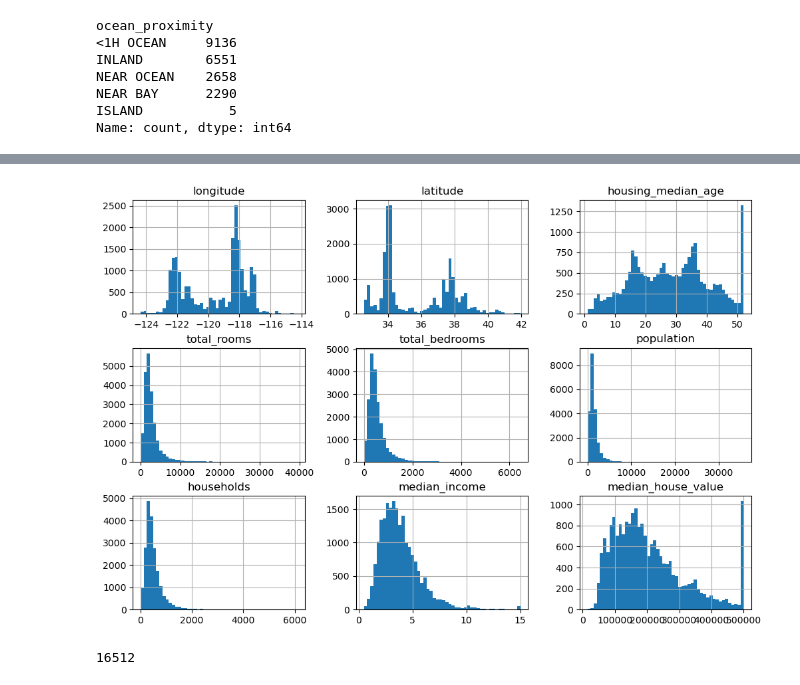
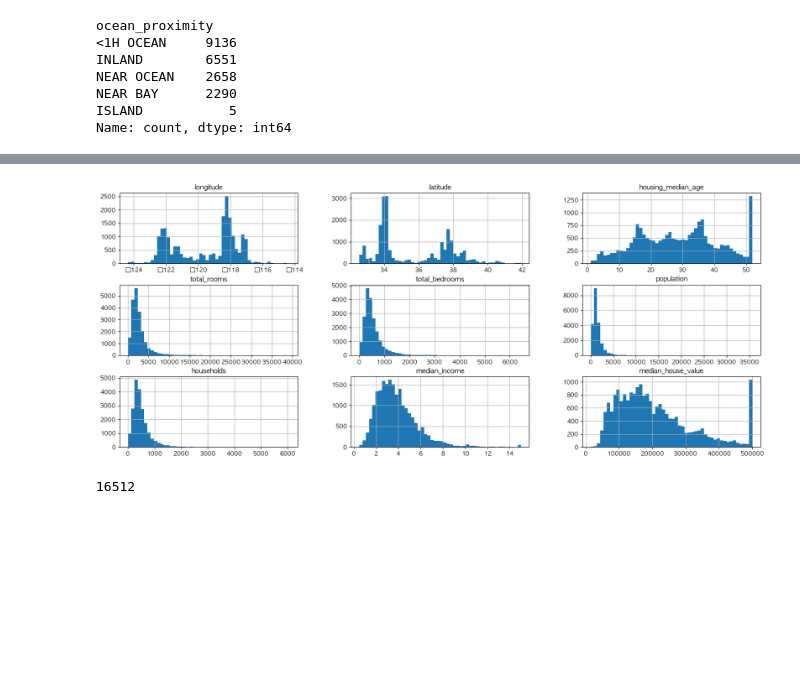
Before and after one commit to al0214/ML-Data-Study, a Jupyter notebook: Machine-Learning/Study/Hands-On-Machine-learning/House/house.ipynb, the cells around one changed output, grey strips where cells are left out. Saved outputs shown, nothing was run; the diff lists cells and outputs as text; code cells hidden in the pictures; blank space fills up the shorter version.

```diff
--- a/Machine-Learning/Study/Hands-On-Machine-learning/House/house.ipynb
+++ b/Machine-Learning/Study/Hands-On-Machine-learning/House/house.ipynb
@@ -2,6 +2,10 @@
 import numpy as np
 import pandas as pd
 import matplotlib.pyplot as plt
+from sklearn.model_selection import train_test_split, StratifiedShuffleSplit
+from pandas.plotting import scatter_matrix
+plt.rcParams['font.family'] = 'AppleGothic'
+plt.rcParams['figure.figsize'] = (10, 5)
 # %%
 house = pd.read_csv("./datasets/housing.csv")
 # %%
@@ -56,10 +60,10 @@ house.describe()
 | 75% | -118.010000 | 37.710000 | 37.000000 | 3148.000000 | 647.000000 | 1725.000000 | 605.000000 | ... |
 | max | -114.310000 | 41.950000 | 52.000000 | 39320.000000 | 6445.000000 | 35682.000000 | 6082.000000 | ... |
 # %%
-house.hist(bins=50, figsize=(12,8))
+house.hist(bins=50, figsize=(20,8))
 plt.show()
 # %% [output]
-[figure, old version]
+[figure, new version]
 # %%
 def shuffle_and_split_data(data, test_ratio):
     shuffled_indices = np.random.permutation(len(data))
```
Also changed, not shown: parts of 69 cells of this notebook.
